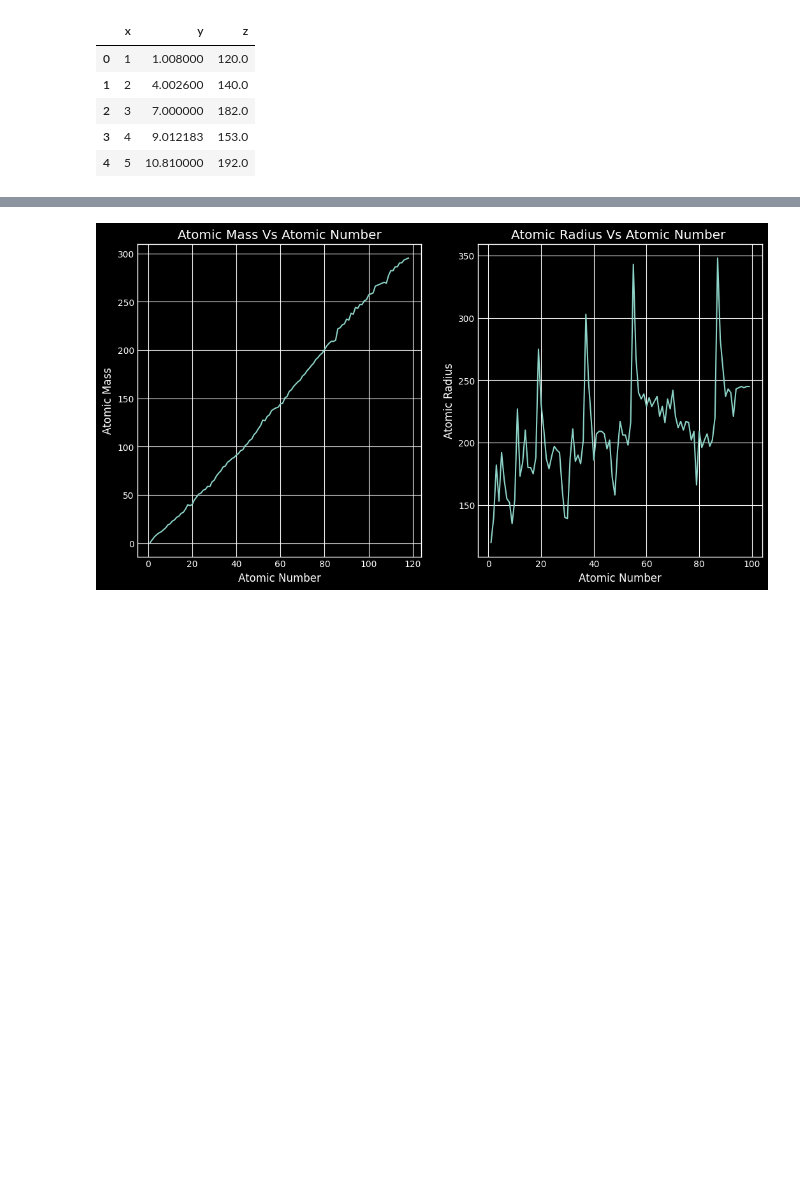
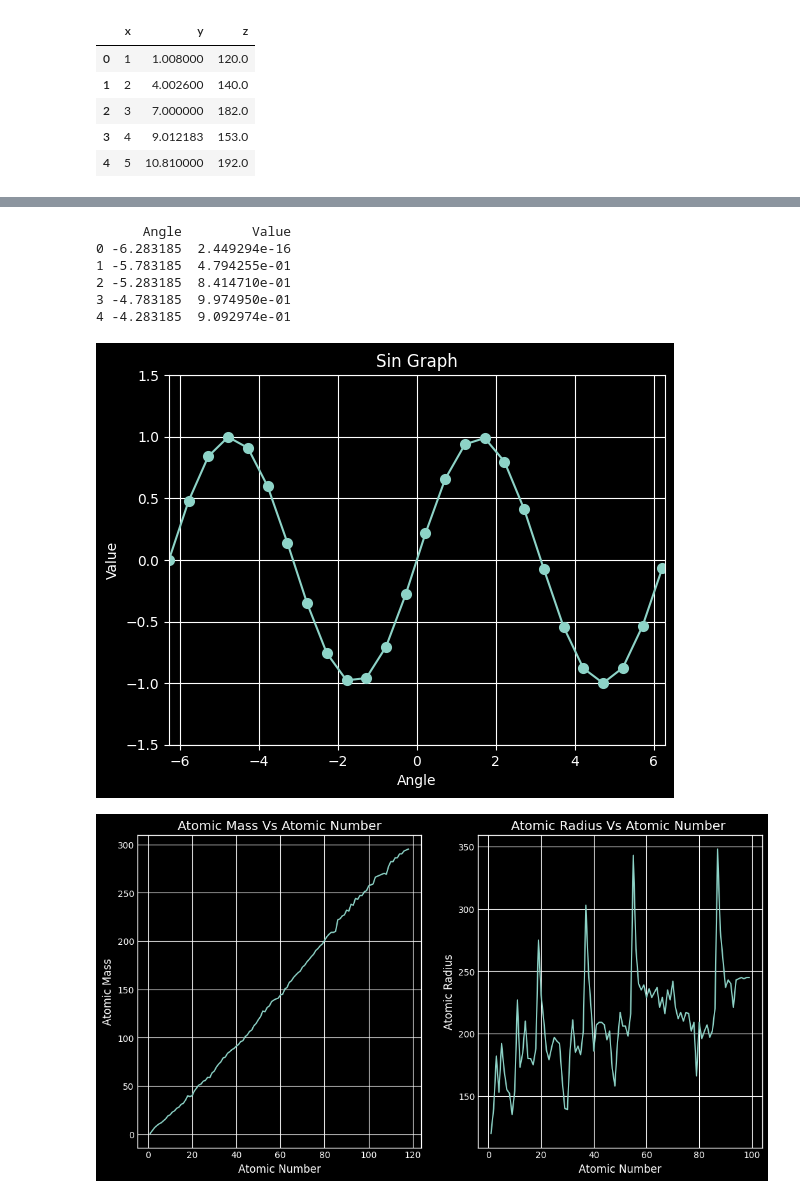
Before and after one commit to jsdhami/Python-For-Research, a Jupyter notebook: Matplotlib.ipynb, the cells around one changed output, grey strips where cells are left out. Saved outputs shown, nothing was run; the diff lists cells and outputs as text; code cells hidden in the pictures; blank space fills up the shorter version.

```diff
--- a/Matplotlib.ipynb
+++ b/Matplotlib.ipynb
@@ -116,0 +137,48 @@ plt.show()
+# %%
+x = np.arange(-2*math.pi, 2*math.pi, 0.5)
+y = np.sin(x)
+
+#use style
+plt.style.use('dark_background')
+
+# Create dataFrame and indexing
+sinDF = pd.DataFrame({'Angle': x, 'Value': y})
+print(sinDF.head())
+
+# Plot
+
+# create figure and axes
+fig, ax = plt.subplots()
+
+# plot graph
+ax.plot(x, y, 'o-', markeredgewidth=2)
+
+# labeling
+ax.set_title('Sin Graph')
+ax.set_xlabel('Angle')
+ax.set_ylabel('Value')
+
+# fix limit on axis
+ax.set_ylim(-1.5, 1.5)
+ax.set_xlim(-2*math.pi, 2*math.pi)
+
+# ticks label
+# ax.set_xticks([-2*math.pi, -math.pi, 0, math.pi, 2*math.pi])
+# ax.set_yticks([-1.5, -1, 0, 1, 1.5])
+
+# tick
+
+
+# grid
+ax.grid(True)
+
+# show graph
+plt.show()
+# %% [output]
+      Angle         Value
+0 -6.283185  2.449294e-16
+1 -5.783185  4.794255e-01
+2 -5.283185  8.414710e-01
+3 -4.783185  9.974950e-01
+4 -4.283185  9.092974e-01
+[figure, added]
```
Also changed, not shown: parts of 24 cells of this notebook.
